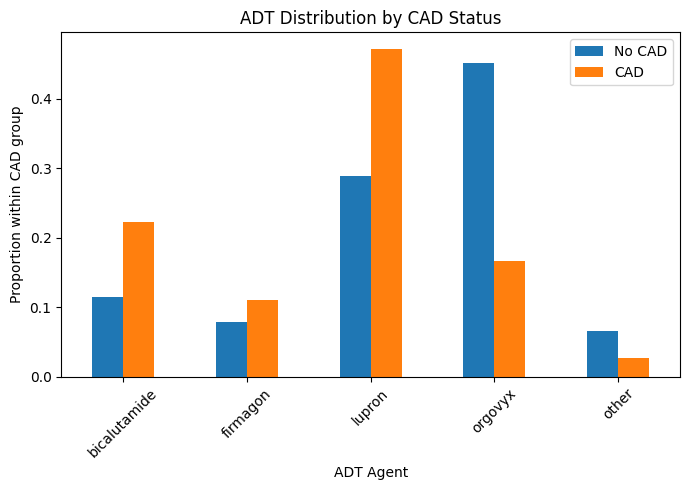
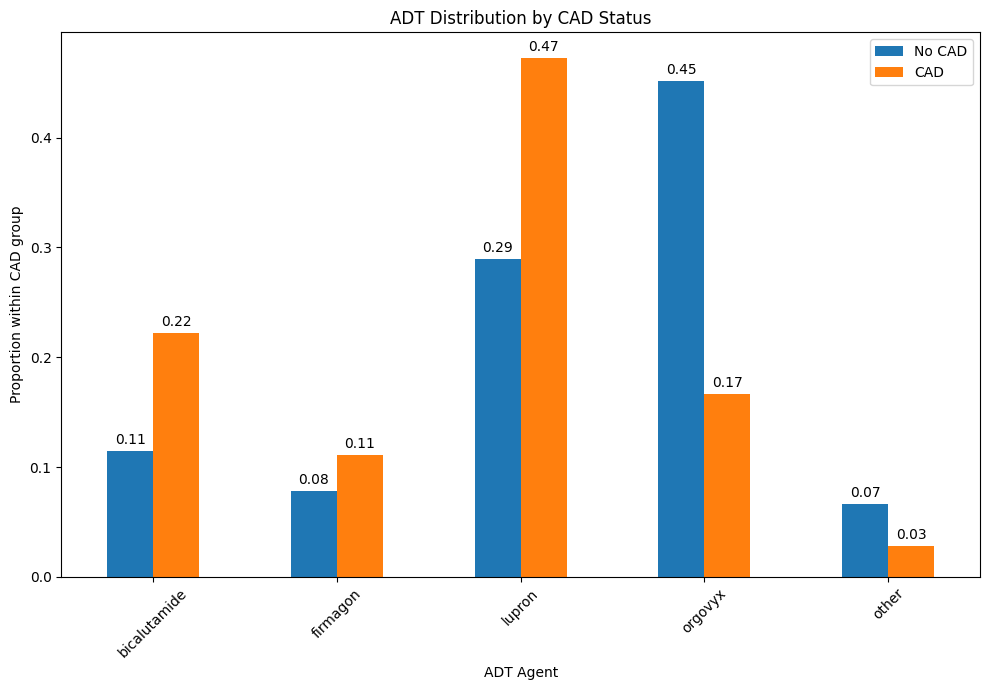
Code edit (unified diff) that turned the first committed figure into the second:
--- before
+++ after
@@ -1,9 +1,14 @@
-ct_prop.T.plot(kind="bar", figsize=(7,5))
+ax = ct_prop.T.plot(kind="bar", figsize=(10,7))
 
 plt.title("ADT Distribution by CAD Status")
 plt.ylabel("Proportion within CAD group")
 plt.xlabel("ADT Agent")
+plt.xticks(rotation=45)
 plt.legend(["No CAD", "CAD"])
-plt.xticks(rotation=45)
 plt.tight_layout()
+
+# add value labels
+for container in ax.containers:
+    ax.bar_label(container, fmt="%.2f", padding=3)
+
 plt.show()

Commit: small updates to clinical q's 7-9